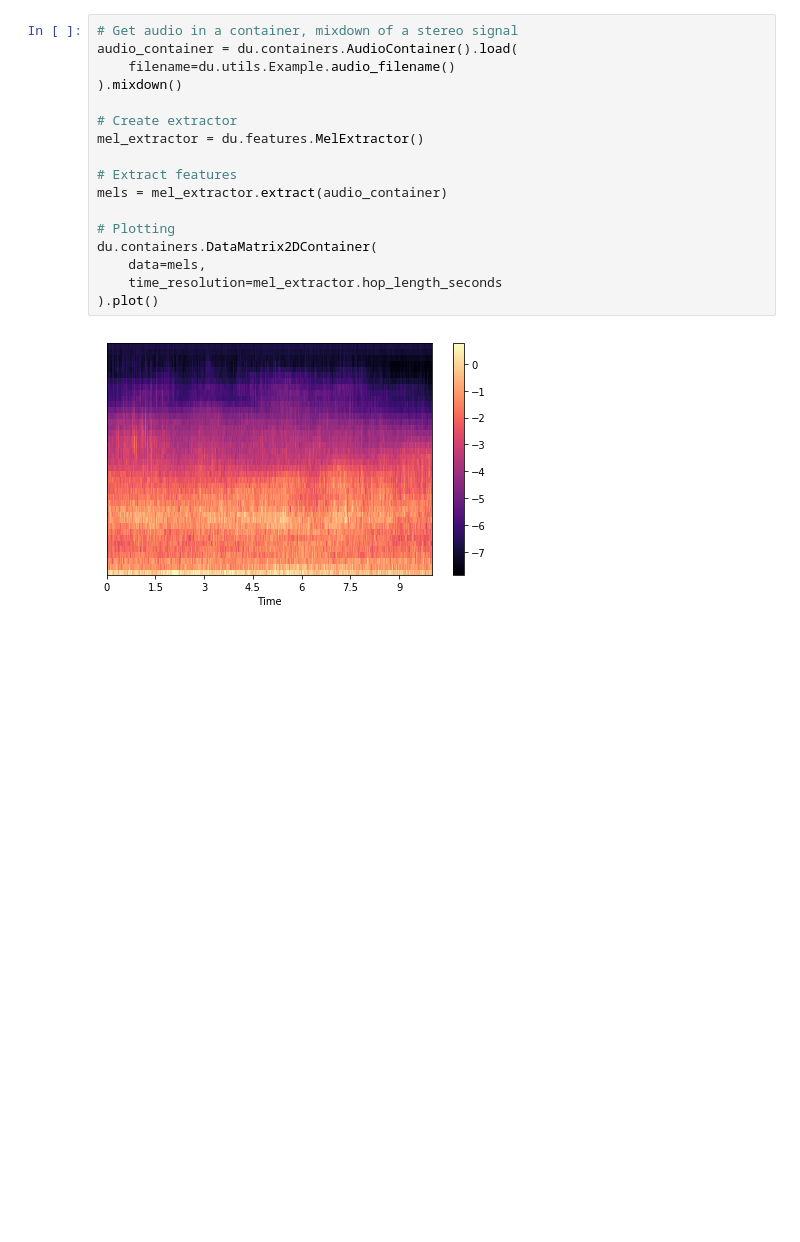
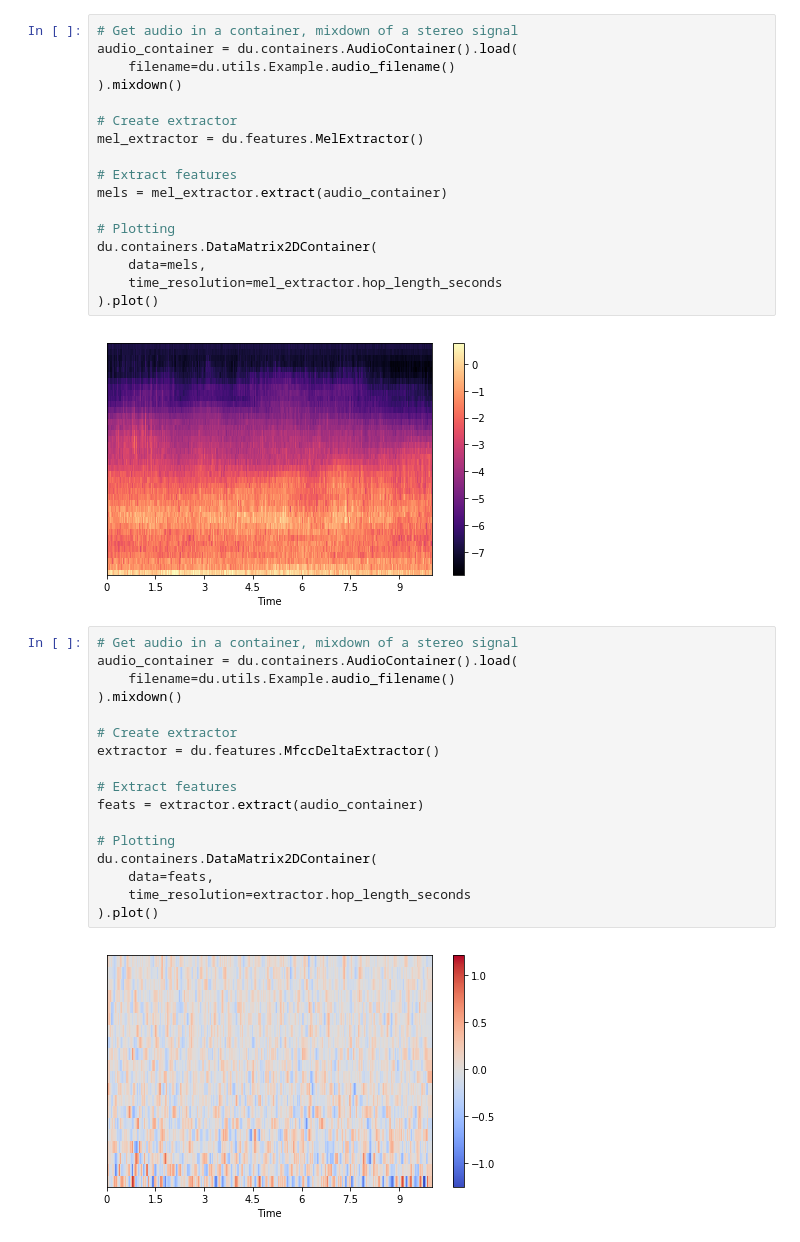
Before and after one commit to dangpzanco/dcase_tutorials, a Jupyter notebook: tutorial_features.ipynb, the cells around one changed output. Cells and saved outputs as stored; diff of their text form; blank space fills up the shorter version.

```diff
--- a/tutorial_features.ipynb
+++ b/tutorial_features.ipynb
@@ -81,3 +81,22 @@ du.containers.DataMatrix2DContainer(
 ).plot()
 # %% [output]
 [figure]
+# %%
+# Get audio in a container, mixdown of a stereo signal
+audio_container = du.containers.AudioContainer().load(
+    filename=du.utils.Example.audio_filename()
+).mixdown()
+
+# Create extractor
+extractor = du.features.MfccDeltaExtractor()
+
+# Extract features
+feats = extractor.extract(audio_container)
+
+# Plotting
+du.containers.DataMatrix2DContainer(
+    data=feats,
+    time_resolution=extractor.hop_length_seconds
+).plot()
+# %% [output]
+[figure, added]
```
Also changed, not shown: 1 other file.
